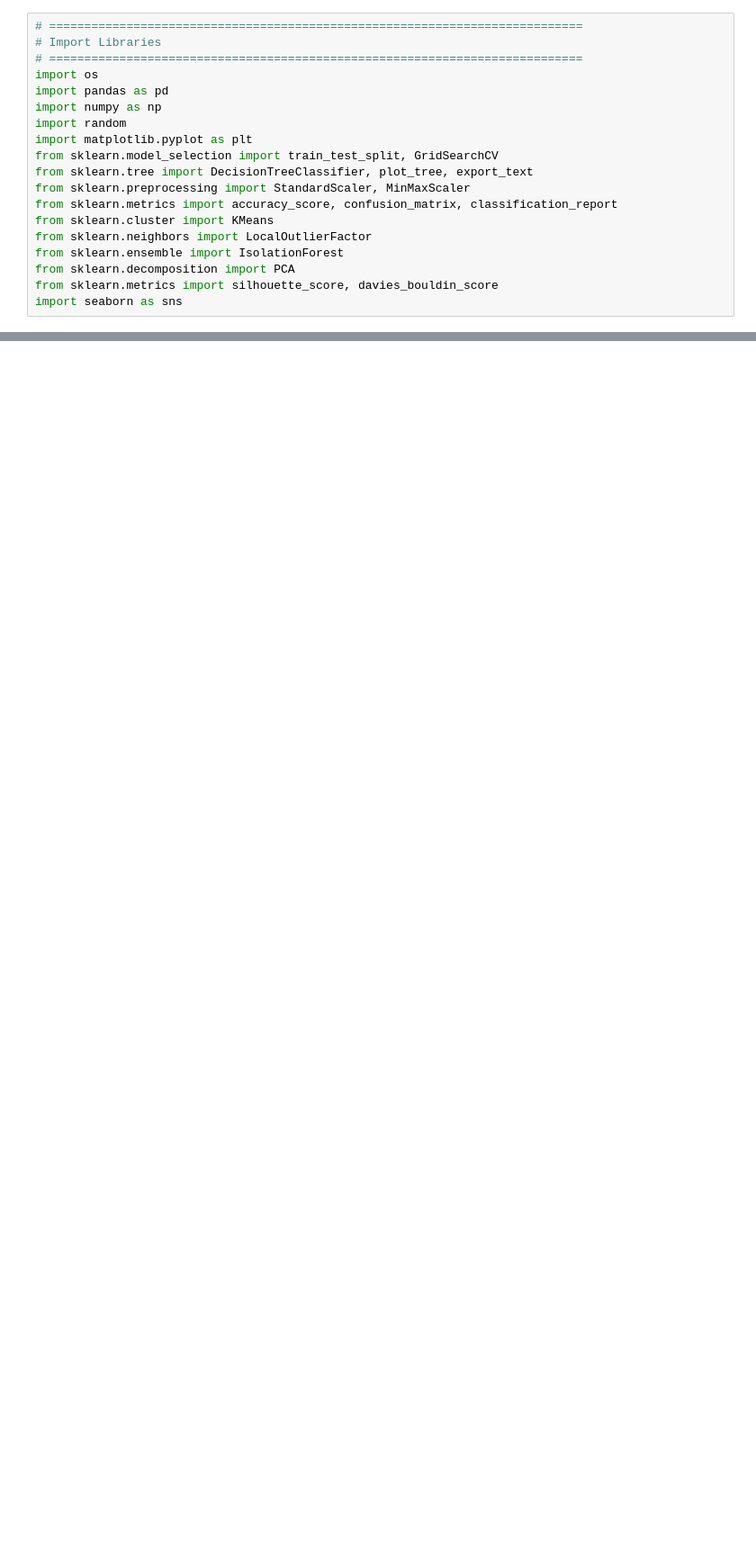
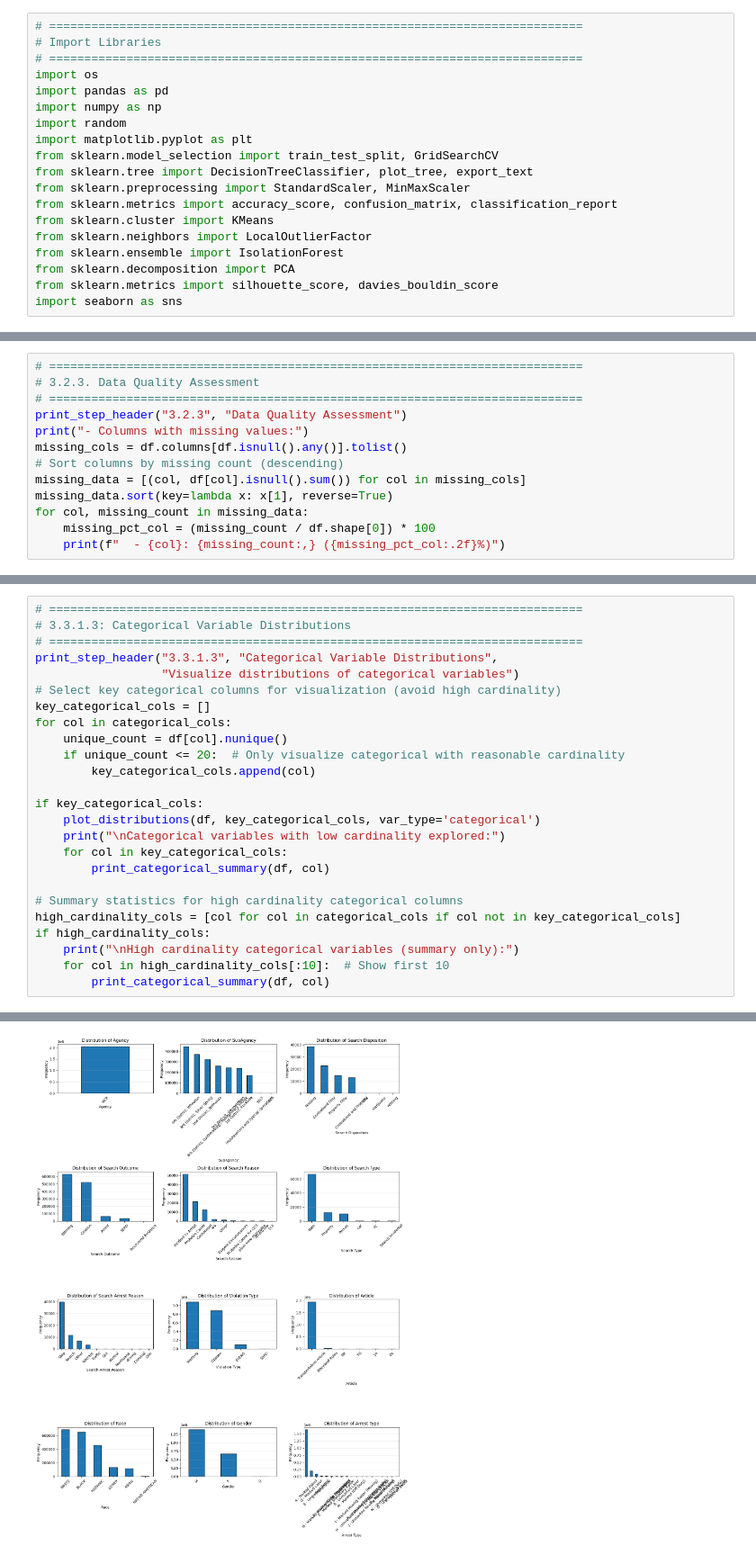
Before and after one commit to zhizhunbao/multi-course-learning-exam-system, a Jupyter notebook: public/pdfs/machine-learning/Final Project Part 1/TrafficViolationAnalysis.ipynb, the cells around one changed output, grey strips where cells are left out. Shown at 90% size. Cells and saved outputs as stored; diff of their text form; blank space fills up the shorter version.

```diff
--- a/public/pdfs/machine-learning/Final Project Part 1/TrafficViolationAnalysis.ipynb
+++ b/public/pdfs/machine-learning/Final Project Part 1/TrafficViolationAnalysis.ipynb
@@ -472,0 +659,13 @@ High cardinality variables (unique > 20):
+# %%
+# ============================================================================
+# 3.2.3. Data Quality Assessment
+# ============================================================================
+print_step_header("3.2.3", "Data Quality Assessment")
+print("- Columns with missing values:")
+missing_cols = df.columns[df.isnull().any()].tolist()
+# Sort columns by missing count (descending)
+missing_data = [(col, df[col].isnull().sum()) for col in missing_cols]
+missing_data.sort(key=lambda x: x[1], reverse=True)
+for col, missing_count in missing_data:
+    missing_pct_col = (missing_count / df.shape[0]) * 100
+    print(f"  - {col}: {missing_count:,} ({missing_pct_col:.2f}%)")
@@ -472,0 +829,26 @@ High cardinality variables (unique > 20):
+# %%
+# ============================================================================
+# 3.3.1.3: Categorical Variable Distributions
+# ============================================================================
+print_step_header("3.3.1.3", "Categorical Variable Distributions",
+                  "Visualize distributions of categorical variables")
+# Select key categorical columns for visualization (avoid high cardinality)
+key_categorical_cols = []
+for col in categorical_cols:
+    unique_count = df[col].nunique()
+    if unique_count <= 20:  # Only visualize categorical with reasonable cardinality
+        key_categorical_cols.append(col)
+
+if key_categorical_cols:
+    plot_distributions(df, key_categorical_cols, var_type='categorical')
+    print("\nCategorical variables with low cardinality explored:")
+    for col in key_categorical_cols:
+        print_categorical_summary(df, col)
+
+# Summary statistics for high cardinality categorical columns
+high_cardinality_cols = [col for col in categorical_cols if col not in key_categorical_cols]
+if high_cardinality_cols:
+    print("\nHigh cardinality categorical variables (summary only):")
+    for col in high_cardinality_cols[:10]:  # Show first 10
+        print_categorical_summary(df, col)
+# %% [output]
@@ -472,0 +859 @@ High cardinality variables (unique > 20):
+[figure, added]
```
Also changed, not shown: parts of 22 cells of this notebook, 33 other files.
